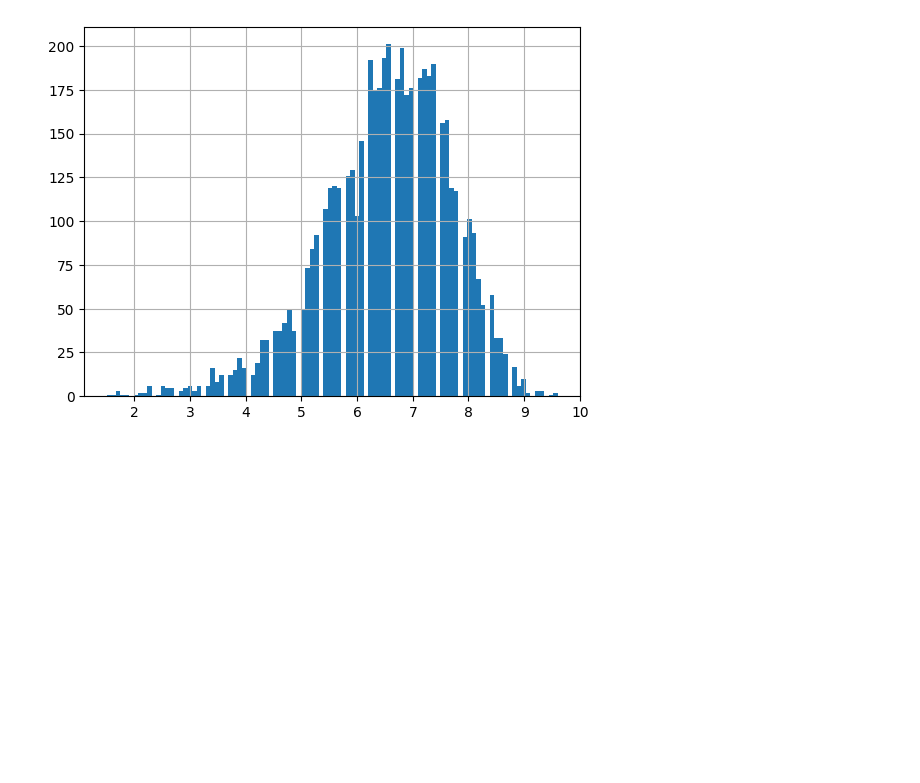
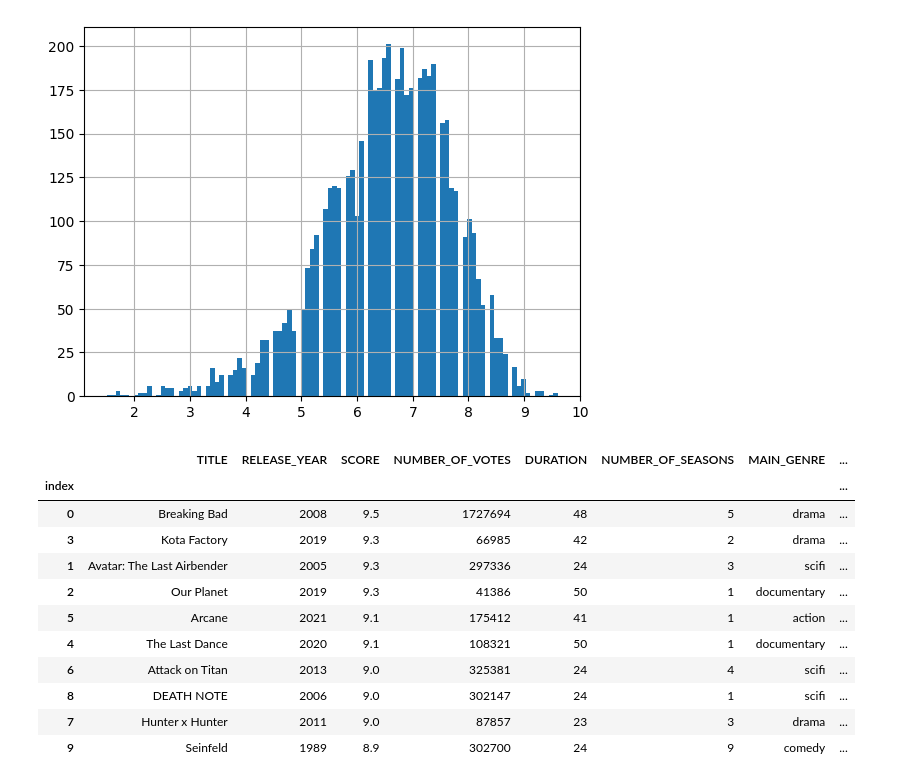
Before and after one commit to nfl6fh/DS-2002_final_project, a Jupyter notebook: testing.ipynb, the cells around one changed output. Cells and saved outputs as stored; diff of their text form; code cells hidden in the pictures; blank space fills up the shorter version.

```diff
--- a/testing.ipynb
+++ b/testing.ipynb
@@ -122,3 +122,21 @@ titles.imdb_score.hist(bins=100)
 # %% [output]
 <AxesSubplot: >
 [figure]
+# %%
+# join titles and shows
+shows_titles = shows.join(titles.set_index('title'), on='TITLE')
+# %%
+shows_titles.sort_values(by='imdb_score', ascending=False).head(10)
+# %% [output]
+|  | TITLE | RELEASE_YEAR | SCORE | NUMBER_OF_VOTES | DURATION | NUMBER_OF_SEASONS | MAIN_GENRE | ... |
+| index |  |  |  |  |  |  |  | ... |
+| 0 | Breaking Bad | 2008 | 9.5 | 1727694 | 48 | 5 | drama | ... |
+| 3 | Kota Factory | 2019 | 9.3 | 66985 | 42 | 2 | drama | ... |
+| 1 | Avatar: The Last Airbender | 2005 | 9.3 | 297336 | 24 | 3 | scifi | ... |
+| 2 | Our Planet | 2019 | 9.3 | 41386 | 50 | 1 | documentary | ... |
+| 5 | Arcane | 2021 | 9.1 | 175412 | 41 | 1 | action | ... |
+| 4 | The Last Dance | 2020 | 9.1 | 108321 | 50 | 1 | documentary | ... |
+| 6 | Attack on Titan | 2013 | 9.0 | 325381 | 24 | 4 | scifi | ... |
+| 8 | DEATH NOTE | 2006 | 9.0 | 302147 | 24 | 1 | scifi | ... |
+| 7 | Hunter x Hunter | 2011 | 9.0 | 87857 | 23 | 3 | drama | ... |
+| 9 | Seinfeld | 1989 | 8.9 | 302700 | 24 | 9 | comedy | ... |
```
Also changed, not shown: parts of 4 cells of this notebook, 2 other files.
